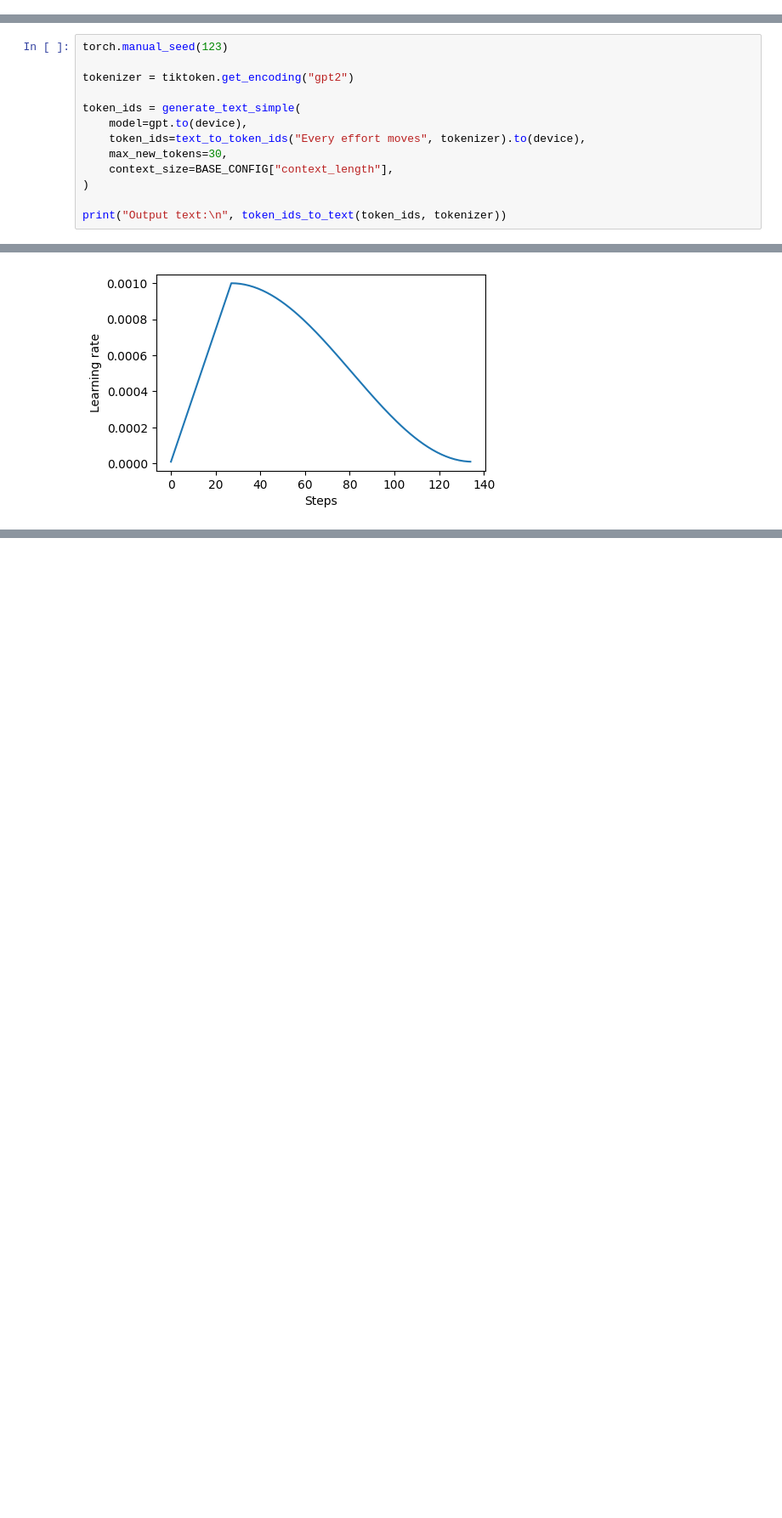
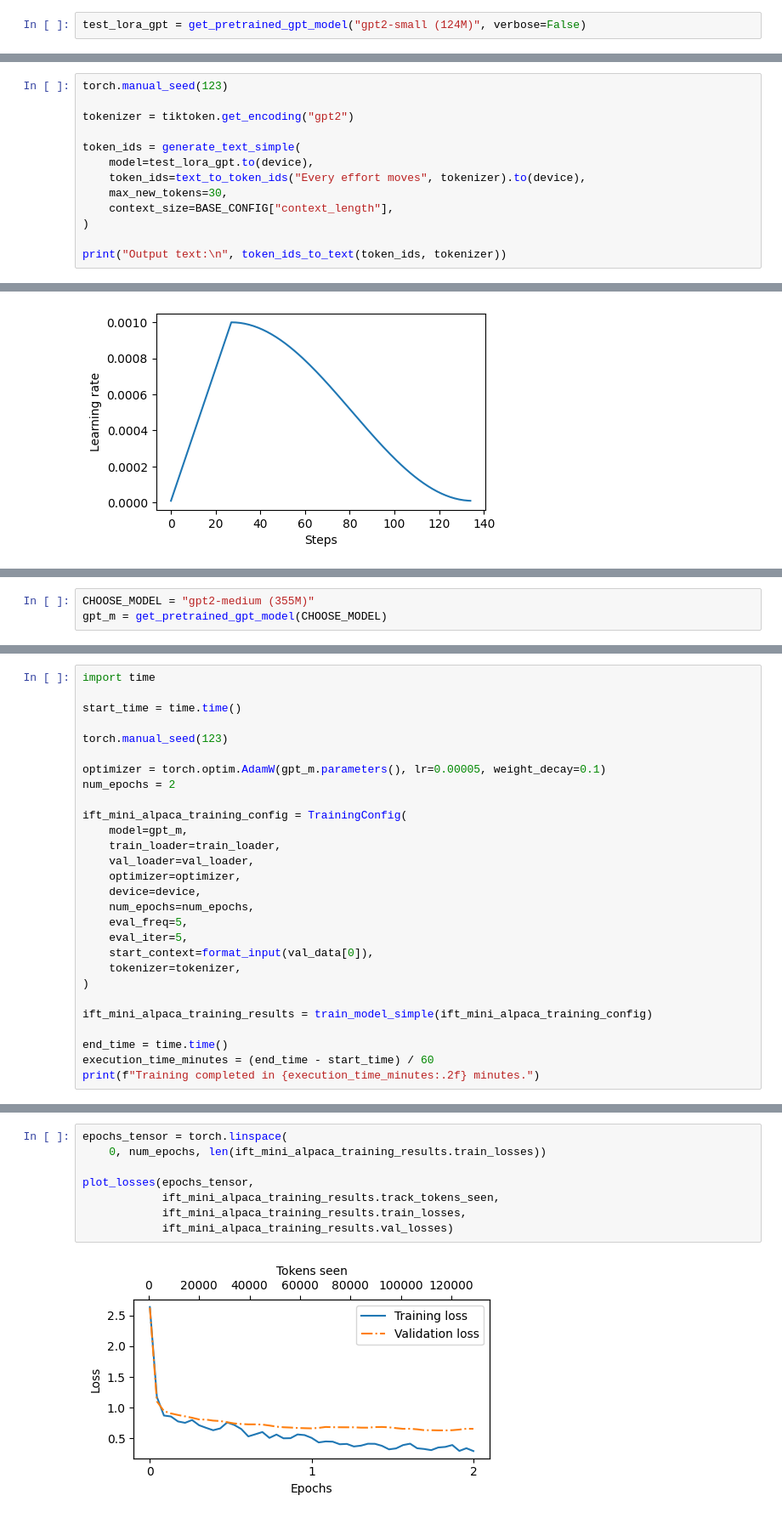
Before and after one commit to GaTech-OMSCS-Adit-Rada/cs7643-project, a Jupyter notebook: instr_fine_tune/cs7643_project_gpt2.ipynb, the cells around one changed output, grey strips where cells are left out. Shown at 85% size. Drawn from its saved outputs; the diff is of its cells as text; blank space fills up the shorter version.

Commit message:
update jupyter notebook with init alpaca code

```diff
--- a/instr_fine_tune/cs7643_project_gpt2.ipynb
+++ b/instr_fine_tune/cs7643_project_gpt2.ipynb
@@ -230,0 +244,2 @@ load_weights(gpt, gpt_hf, BASE_CONFIG)
+# %%
+test_lora_gpt = get_pretrained_gpt_model("gpt2-small (124M)", verbose=False)
@@ -234,7 +268,7 @@ torch.manual_seed(123)
 tokenizer = tiktoken.get_encoding("gpt2")
 
 token_ids = generate_text_simple(
-    model=gpt.to(device),
+    model=test_lora_gpt.to(device),
     token_ids=text_to_token_ids("Every effort moves", tokenizer).to(device),
     max_new_tokens=30,
     context_size=BASE_CONFIG["context_length"],
@@ -828,0 +1025,3 @@ plt.show()
+# %%
+CHOOSE_MODEL = "gpt2-medium (355M)"
+gpt_m = get_pretrained_gpt_model(CHOOSE_MODEL)
@@ -828,0 +1106,28 @@ plt.show()
+# %%
+import time
+
+start_time = time.time()
+
+torch.manual_seed(123)
+
+optimizer = torch.optim.AdamW(gpt_m.parameters(), lr=0.00005, weight_decay=0.1)
+num_epochs = 2
+
+ift_mini_alpaca_training_config = TrainingConfig(
+    model=gpt_m,
+    train_loader=train_loader,
+    val_loader=val_loader,
+    optimizer=optimizer,
+    device=device,
+    num_epochs=num_epochs,
+    eval_freq=5,
+    eval_iter=5,
+    start_context=format_input(val_data[0]),
+    tokenizer=tokenizer,
+)
+
+ift_mini_alpaca_training_results = train_model_simple(ift_mini_alpaca_training_config)
+
+end_time = time.time()
+execution_time_minutes = (end_time - start_time) / 60
+print(f"Training completed in {execution_time_minutes:.2f} minutes.")
@@ -828,0 +1152,10 @@ plt.show()
+# %%
+epochs_tensor = torch.linspace(
+    0, num_epochs, len(ift_mini_alpaca_training_results.train_losses))
+
+plot_losses(epochs_tensor,
+            ift_mini_alpaca_training_results.track_tokens_seen,
+            ift_mini_alpaca_training_results.train_losses,
+            ift_mini_alpaca_training_results.val_losses)
+# %% [output]
+[figure, added]
```
Also changed, not shown: parts of 82 cells of this notebook.
